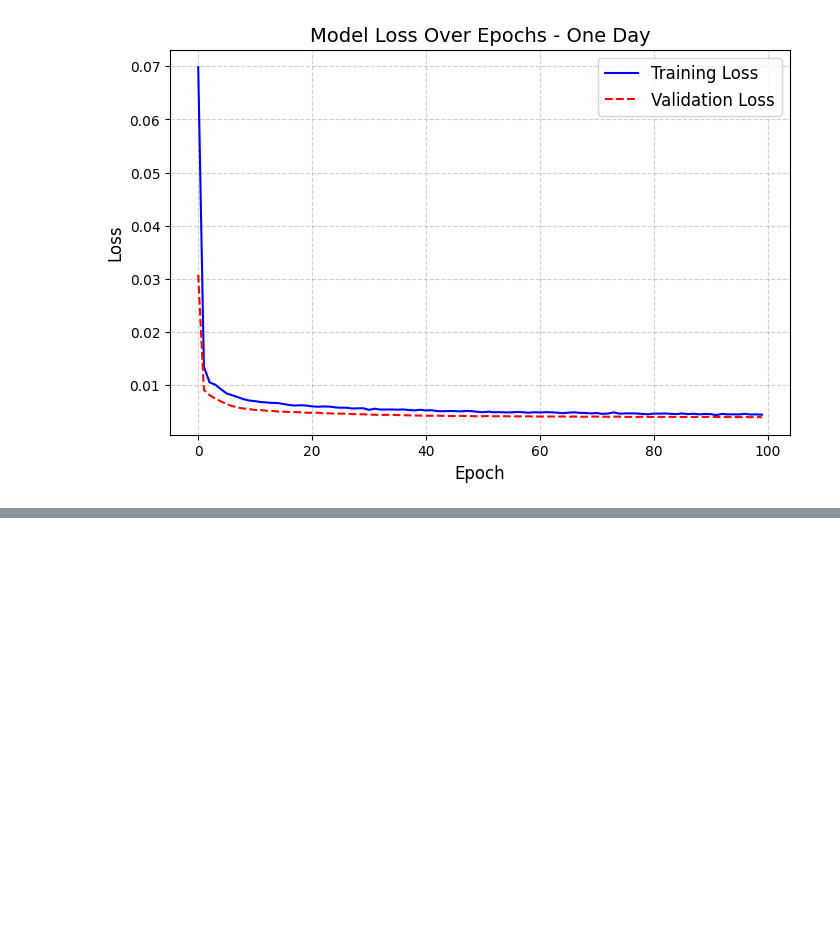
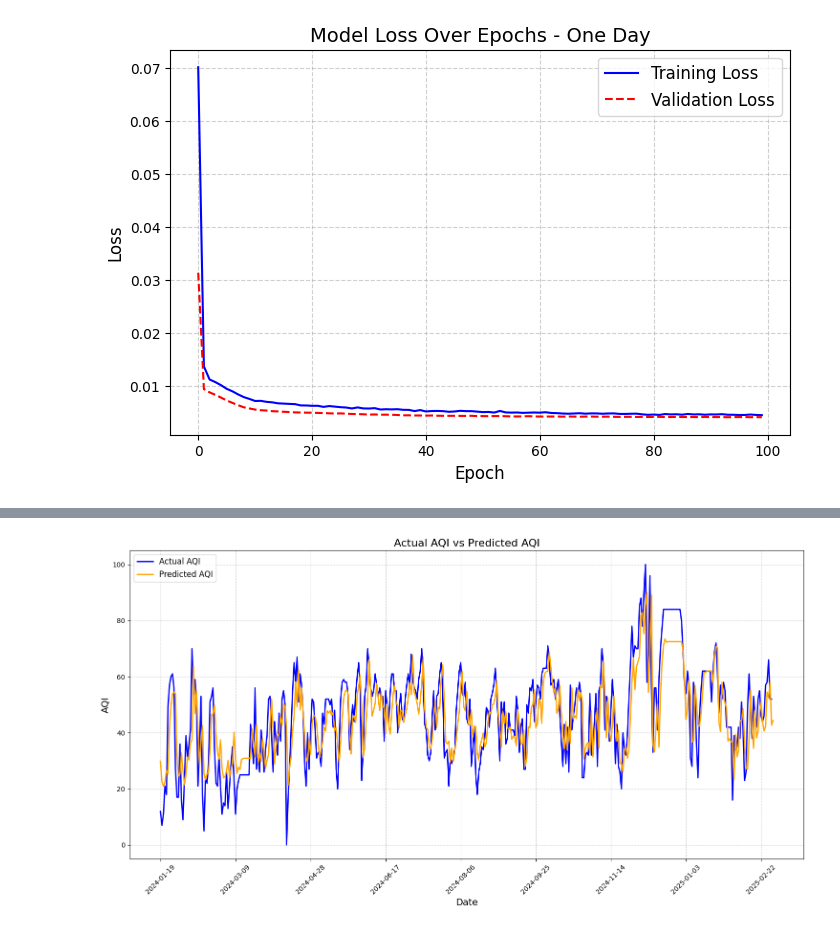
Before and after one commit to prathik-bot/aqiprediction, a Jupyter notebook: aqiprediction/LSTM.ipynb, the cells around one changed output, grey strips where cells are left out. Cells and saved outputs as stored; diff of their text form; code cells hidden in the pictures; blank space fills up the shorter version.

```diff
--- a/aqiprediction/LSTM.ipynb
+++ b/aqiprediction/LSTM.ipynb
@@ -416,32 +428,54 @@ print(metrics_df)
 # %%
 
 
 import matplotlib.pyplot as plt
 
-plt.figure(figsize=(15, 8))  # Set figure size
-ax = plt.gca()  # Get the current axis
+# plt.figure(figsize=(15, 8))  # Set figure size
+# ax = plt.gca()  # Get the current axis
 
-# Replace 'aqi' with the actual column name for the observed AQI
-forecast_df['aqi_(t+1)'].plot(ax=ax, label="Actual AQI", linestyle='-', linewidth=2, color='blue')
+# # Replace 'aqi' with the actual column name for the observed AQI
+# forecast_df['aqi_(t+1)'].plot(ax=ax, label="Actual AQI", linestyle='-', linewidth=2, color='blue')
 
-# Replace 'pred_aqi' with the actual column name for the predicted AQI
-forecast_df['pred_aqi_(t+1)'].plot(ax=ax, label="Predicted AQI", linestyle='-', linewidth=2, color='orange')
+# # Replace 'pred_aqi' with the actual column name for the predicted AQI
+# forecast_df['pred_aqi_(t+1)'].plot(ax=ax, label="Predicted AQI", linestyle='-', linewidth=2, color='orange')
 
-ax.set_title("Actual AQI vs Predicted AQI", fontsize=16)
-ax.set_xlabel("Date", fontsize=14)
-ax.set_ylabel("AQI", fontsize=14)
+# ax.set_title("Actual AQI vs Predicted AQI", fontsize=16)
+# ax.set_xlabel("Date", fontsize=14)
+# ax.set_ylabel("AQI", fontsize=14)
 
-ax.legend(loc="upper left", fontsize=12)
+# ax.legend(loc="upper left", fontsize=12)
 
-# Rotate x-axis ticks for better visibility
-plt.xticks(rotation=45)
+# # Rotate x-axis ticks for better visibility
+# plt.xticks(rotation=45)
 
-# Add grid
-ax.grid(True, linestyle='--', alpha=0.6)
+# # Add grid
+# ax.grid(True, linestyle='--', alpha=0.6)
 
-# Show the plot
-plt.tight_layout()
-plt.show()
+# # Show the plot
+# plt.tight_layout()
+# plt.show()
+#Fixed plot code
+plt.figure(figsize=(15, 8))
+ax = plt.gca()
+
+if "aqi_(t+1)" in forecast_df and "pred_aqi_(t+1)" in forecast_df:
+    forecast_df["aqi_(t+1)"].plot(ax=ax, label="Actual AQI", linestyle='-', linewidth=2, color='blue')
+    forecast_df["pred_aqi_(t+1)"].plot(ax=ax, label="Predicted AQI", linestyle='-', linewidth=2, color='orange')
+
+    ax.set_title("Actual AQI vs Predicted AQI", fontsize=16)
+    ax.set_xlabel("Date", fontsize=14)
+    ax.set_ylabel("AQI", fontsize=14)
+    ax.legend(loc="upper left", fontsize=12)
+
+    plt.xticks(rotation=45)
+    ax.grid(True, linestyle='--', alpha=0.6)
+
+    plt.tight_layout()
+    plt.show()
+else:
+    print("❌ Column names do not match! Check `forecast_df.columns` output.")
+# %% [output]
+[figure, added]
 # %%
 # Ensure the index is a DatetimeIndex
 forecast_df.index = pd.to_datetime(forecast_df.index)
```
Also changed, not shown: parts of 11 cells of this notebook, 47 other files.
